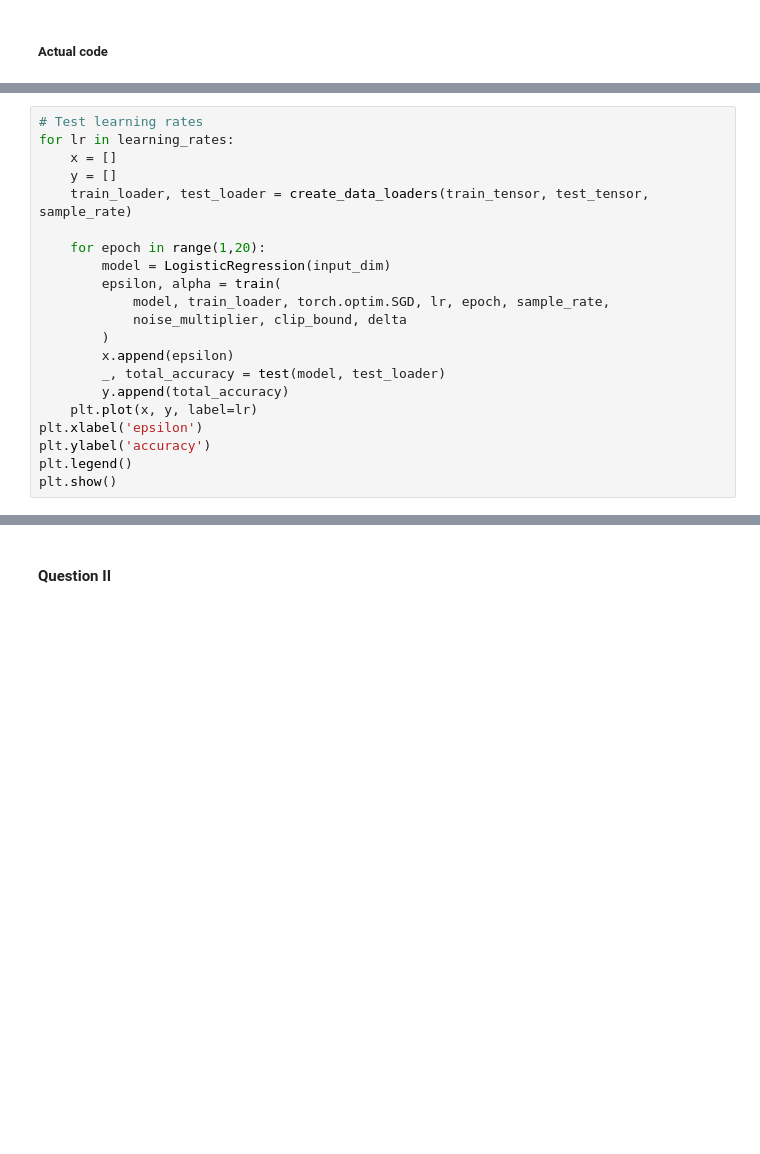
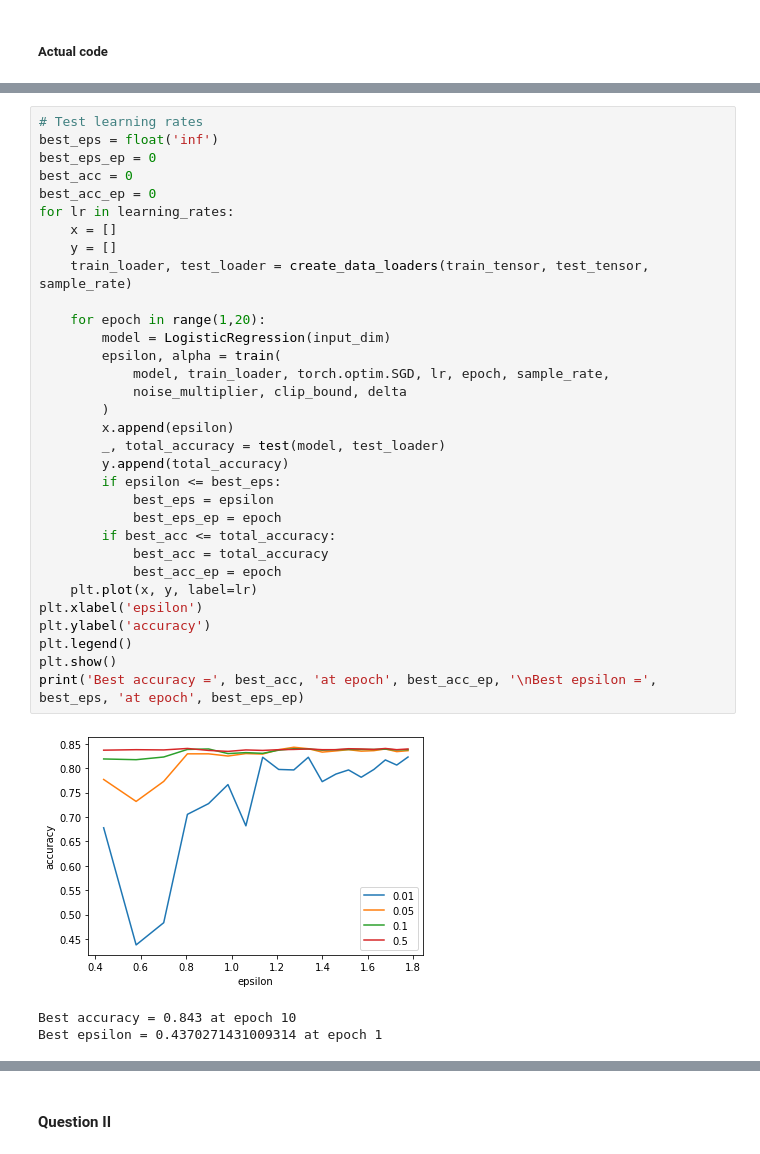
Before and after one commit to enricobu96/tml-projects, a Jupyter notebook: project2/project2.ipynb, the cells around one changed output, grey strips where cells are left out. Saved outputs shown, nothing was run; the diff lists cells and outputs as text; blank space fills up the shorter version.

```diff
--- a/project2/project2.ipynb
+++ b/project2/project2.ipynb
@@ -261,21 +263,36 @@ sample_rates = [0.01, 0.03, 0.1, 0.2]
 # %%
 # Test learning rates
+best_eps = float('inf')
+best_eps_ep = 0
+best_acc = 0
+best_acc_ep = 0
 for lr in learning_rates:
     x = []
     y = []
     train_loader, test_loader = create_data_loaders(train_tensor, test_tensor, sample_rate)
 
     for epoch in range(1,20):
         model = LogisticRegression(input_dim)
         epsilon, alpha = train(
             model, train_loader, torch.optim.SGD, lr, epoch, sample_rate,
             noise_multiplier, clip_bound, delta
         )
         x.append(epsilon)
         _, total_accuracy = test(model, test_loader)
         y.append(total_accuracy)
+        if epsilon <= best_eps:
+            best_eps = epsilon
+            best_eps_ep = epoch
+        if best_acc <= total_accuracy:
+            best_acc = total_accuracy
+            best_acc_ep = epoch
     plt.plot(x, y, label=lr)
 plt.xlabel('epsilon')
 plt.ylabel('accuracy')
 plt.legend()
 plt.show()
+print('Best accuracy =', best_acc, 'at epoch', best_acc_ep, '\nBest epsilon =', best_eps, 'at epoch', best_eps_ep)
+# %% [output]
+[figure, added]
+Best accuracy = 0.843 at epoch 10
+Best epsilon = 0.4370271431009314 at epoch 1
```
Also changed, not shown: parts of 14 cells of this notebook.
